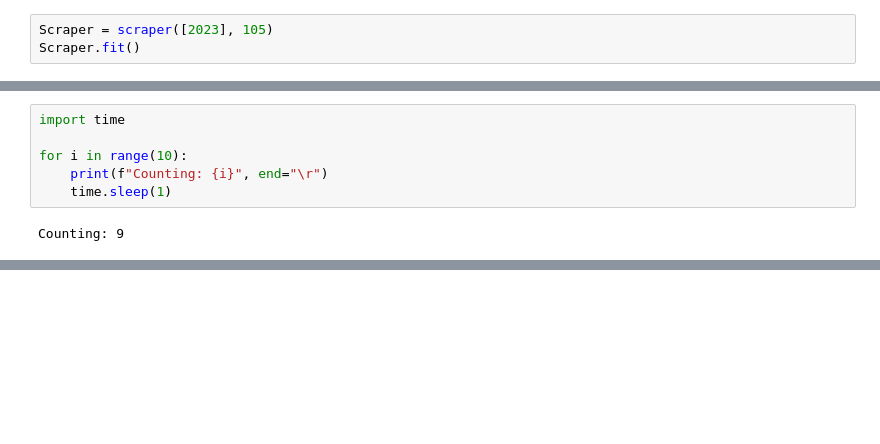
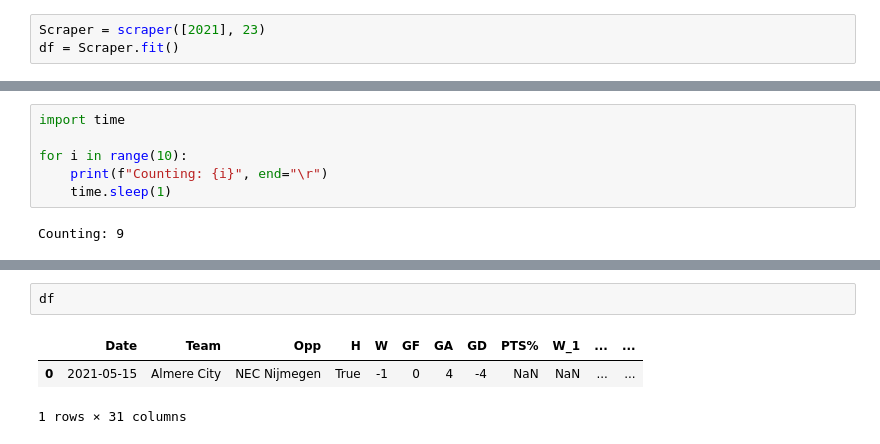
Before and after one commit to martinbog19/premier-league-predictor, a Jupyter notebook: housekeeping.ipynb, the cells around one changed output, grey strips where cells are left out. Saved outputs shown, nothing was run; the diff lists cells and outputs as text; blank space fills up the shorter version.

```diff
--- a/housekeeping.ipynb
+++ b/housekeeping.ipynb
@@ -26,6 +27,6 @@ comps = comps[['Competition', 'title', 'Country', 'First Season', 'CODE']]
 # %%
 from scraping import scraper
 # %%
-Scraper = scraper([2023], 105)
-Scraper.fit()
+Scraper = scraper([2021], 23)
+df = Scraper.fit()
 # %% [output]
@@ -66,0 +122,6 @@ Counting: 9
+# %%
+df
+# %% [output]
+|  | Date | Team | Opp | H | W | GF | GA | GD | PTS% | W_1 | ... | ... |
+| 0 | 2021-05-15 | Almere City | NEC Nijmegen | True | -1 | 0 | 4 | -4 | NaN | NaN | ... | ... |
+1 rows × 31 columns
```
Also changed, not shown: parts of 23 cells of this notebook, 5 other files.
